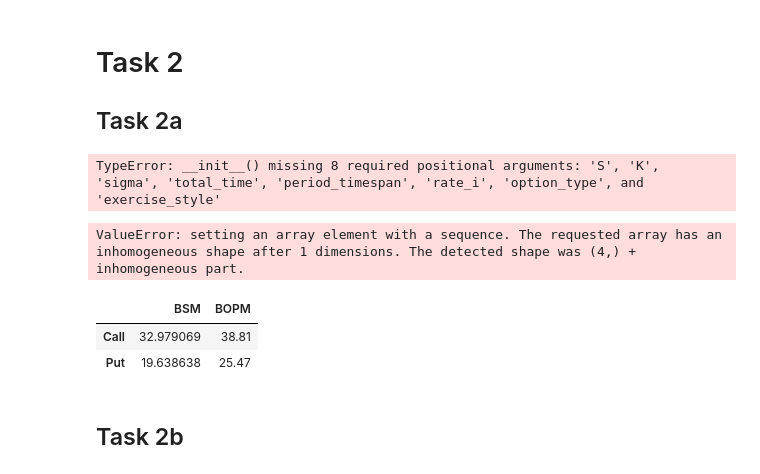
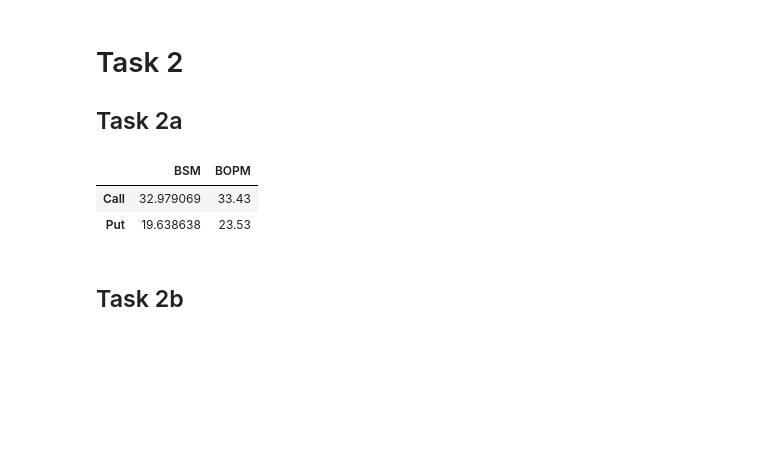
Before and after one commit to DataJakob/Various-School-Projects, a Jupyter notebook: Project_Evaluation_and_Finance/deliverable.ipynb, the cells around one changed output. Drawn from its saved outputs; the diff is of its cells as text; code cells hidden in the pictures; blank space fills up the shorter version.

```diff
--- a/Project_Evaluation_and_Finance/deliverable.ipynb
+++ b/Project_Evaluation_and_Finance/deliverable.ipynb
@@ -110,42 +117,31 @@ NameError: name 'df' is not defined
 # %% [markdown]
 <h1> Task 2 </h1>
 <h2> Task 2a </h2>
-# %%
-BinPriMod()
-# %% [output]
-TypeError: __init__() missing 8 required positional arguments: 'S', 'K', 'sigma', 'total_time', 'period_timespan', 'rate_i', 'option_type', and 'exercise_style'
-# %%
-wack = BinPriMod(300,300,0.1, 1,0.33,0.05,'Call','American',)
-wack.set_dividends(cont=True, cont_rate=0.04, TD=None, amount=None)
-wack.storage_values(False)
-wack.storage_prices(False)
-# wack.plot_tree(3)
-# %% [output]
-ValueError: setting an array element with a sequence. The requested array has an inhomogeneous shape after 1 dimensions. The detected shape was (4,) + inhomogeneous part.
 # %%
 #BOPM call
-ex2ai1 = BinPriMod(200,210,0.2,3,3,0.05,'Call','American',)
+ex2ai1 = BinPriMod(200,210,0.2,3,0.3,0.05,'Call','American',)
 ex2ai1.set_dividends(cont=True, cont_rate=0.01, TD=None, amount=None)
 ex2ai1.storage_values(False)
-A_ex2ai1 = ex2ai1.storage_prices(True)[0][0]
+# ex2ai1.storage_prices()[-1][0]
+A_ex2ai1 = ex2ai1.storage_prices(True)[-1][0]
 #BOPM put
-ex2ai2 = BinPriMod(200,210,0.2,3,3,0.05,'Put','American',)
+ex2ai2 = BinPriMod(200, 210, 0.2,3,0.3,0.05,'Put','American',)
 ex2ai2.set_dividends(cont=True, cont_rate=0.01, TD=None, amount=None)
 ex2ai2.storage_values(False)
-A_ex2ai2 = ex2ai2.storage_prices(True)[0][0]
+A_ex2ai2 = ex2ai2.storage_prices(True)[-1][0]
 #BSM call
 ex2aii1 = BlaSchMet(200,210,3,0.05,0.01,'Call')
 ex2aii1.set_goal(find_price=True,vol=0.2,find_vol=False,price=None)
 A_ex2aii1 = ex2aii1 .call_black_scholes()
 #BSM put
 ex2aii1 = BlaSchMet(200,210,3,0.05,0.01,'Put')
 ex2aii1.set_goal(find_price=True,vol=0.2,find_vol=False,price=None)
 A_ex2aii2 = ex2aii1.call_black_scholes()
 pd.DataFrame({'BSM':[A_ex2aii1,A_ex2aii2],
               'BOPM':[A_ex2ai1, A_ex2ai2]}, index=['Call','Put'])
 # %% [output]
 |  | BSM | BOPM |
-| Call | 32.979069 | 38.81 |
-| Put | 19.638638 | 25.47 |
+| Call | 32.979069 | 33.43 |
+| Put | 19.638638 | 23.53 |
 # %% [markdown]
 <h2> Task 2b </h2>
```
Also changed, not shown: parts of 21 cells of this notebook, 2 other files.
